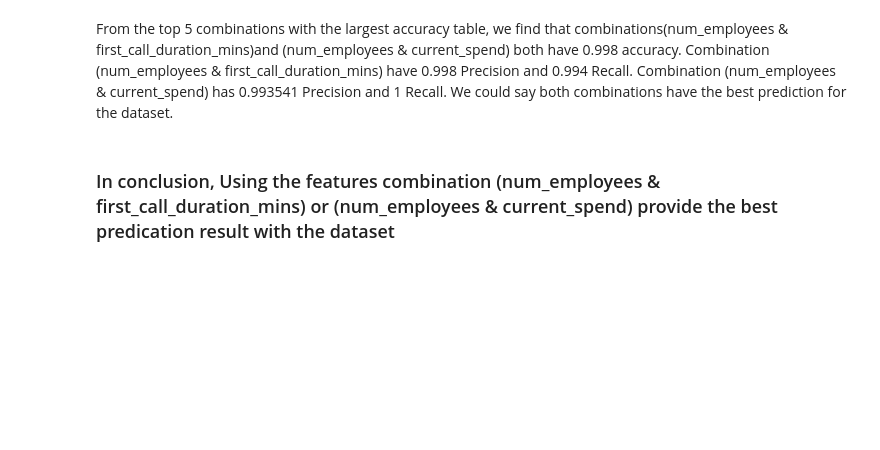
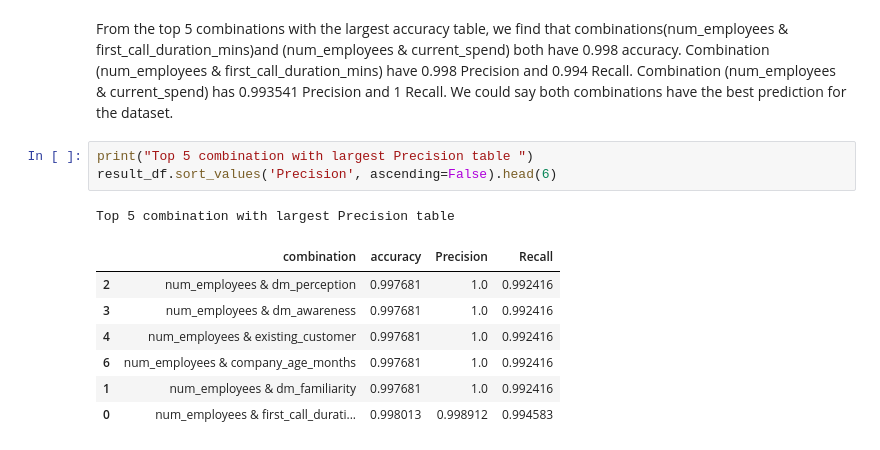
Before and after one commit to andrewlee-29/Applied-Bussiness-Analytics, a Jupyter notebook: hw_05.ipynb, the cells around one changed output. Saved outputs shown, nothing was run; the diff lists cells and outputs as text; blank space fills up the shorter version.

```diff
--- a/hw_05.ipynb
+++ b/hw_05.ipynb
@@ -90,5 +103,15 @@ Top 5 combination with largest accuracy table
 | 4 | num_employees & existing_customer | 0.997681 | 1.0 | 0.992416 |
 # %% [markdown]
 From the top 5 combinations with the largest accuracy table, we find that combinations(num_employees & first_call_duration_mins)and (num_employees & current_spend) both have 0.998 accuracy. Combination (num_employees & first_call_duration_mins) have 0.998 Precision and 0.994 Recall. Combination (num_employees & current_spend) has 0.993541 Precision and 1 Recall. We could say both combinations have the best prediction for the dataset.
-# %% [markdown]
-### In conclusion, Using the features combination (num_employees & first_call_duration_mins) or  (num_employees & current_spend) provide the best predication result with the dataset
+# %%
+print("Top 5 combination with largest Precision table ")
+result_df.sort_values('Precision', ascending=False).head(6)
+# %% [output]
+Top 5 combination with largest Precision table
+|  | combination | accuracy | Precision | Recall |
+| 2 | num_employees & dm_perception | 0.997681 | 1.0 | 0.992416 |
+| 3 | num_employees & dm_awareness | 0.997681 | 1.0 | 0.992416 |
+| 4 | num_employees & existing_customer | 0.997681 | 1.0 | 0.992416 |
+| 6 | num_employees & company_age_months | 0.997681 | 1.0 | 0.992416 |
+| 1 | num_employees & dm_familiarity | 0.997681 | 1.0 | 0.992416 |
+| 0 | num_employees & first_call_durati... | 0.998013 | 0.998912 | 0.994583 |
```
Also changed, not shown: parts of 8 cells of this notebook.
